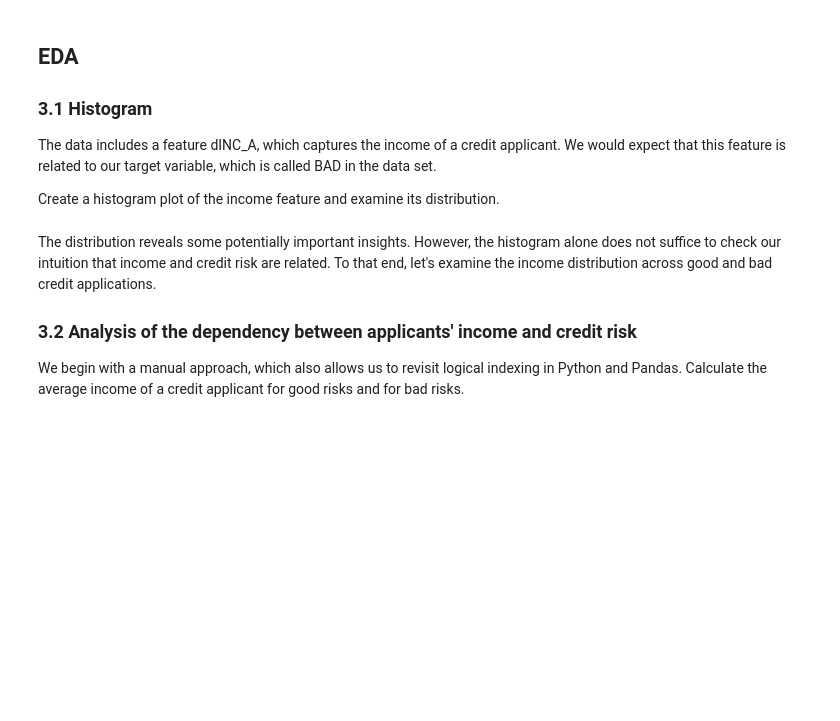
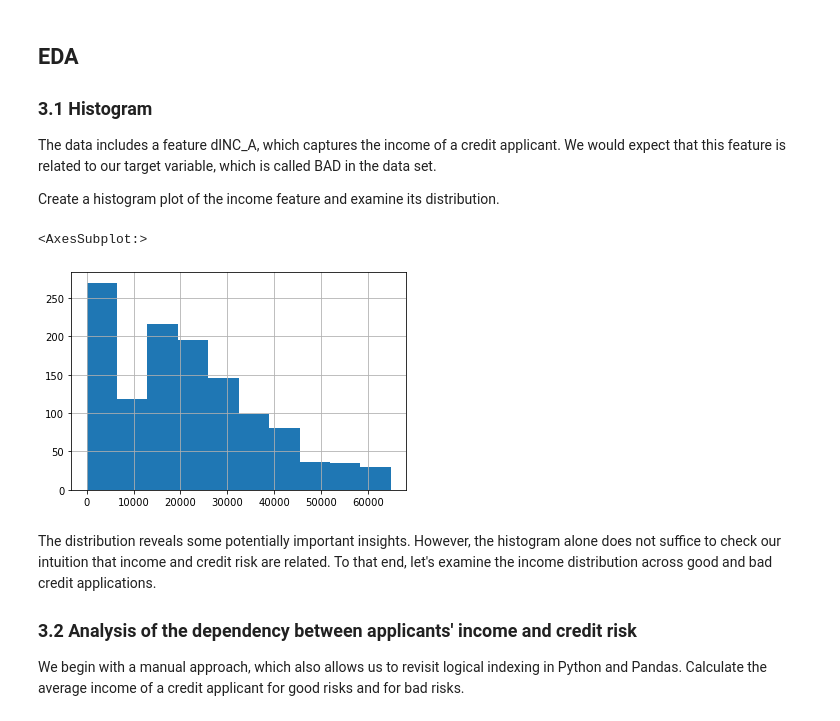
Before and after one commit to TaTo0101/bads, a Jupyter notebook: exercises/4_ex_data_prep.ipynb, the cells around one changed output. Drawn from its saved outputs; the diff is of its cells as text; code cells hidden in the pictures; blank space fills up the shorter version.

```diff
--- a/exercises/4_ex_data_prep.ipynb
+++ b/exercises/4_ex_data_prep.ipynb
@@ -9,5 +12,7 @@ The data set for this tutorial comes from the classic Book Credit Scoring and it
 # %%
 # Load the data (either from disk or directly from the web)
+url = 'https://raw.githubusercontent.com/Humboldt-WI/bads/master/data/loan_data.csv'
+data = pd.read_csv(url, sep = ";")
 # %% [markdown]
 By now, you have run through the process of getting a first idea about a new data set many times. You have seen examples in previous tutorials and have written your own codes in, e.g., the third exercise on predictive analytics. Nonetheless, draw once more on your experience and take a quick look into the data.
 # %%
@@ -19,0 +43,10 @@ You can tell from the data dictionary that the loan data includes numeric and ca
+# %%
+# Conversion of data types where needed
+filter_num = ["YOB", "nKIDS", "nDEP"]
+filter_bool = ["PHON", "BAD"]
+filter_cat = ["EMPS_A", "RES"]
+
+data[filter_num] = data[filter_num].astype("int64")
+data[filter_bool] = data[filter_bool].astype("bool")
+data[filter_cat] = data[filter_cat].astype("category")
+data.info()
@@ -28,3 +77,11 @@ Create a histogram plot of the income feature and examine its distribution.
+# %%
+# Histogram of dINC_A
+import seaborn as sns
+#sns.distplot(data["dINC_A"])
+data["dINC_A"].hist()
+# %% [output]
+<AxesSubplot:>
+[figure, added]
 # %% [markdown]
 The distribution reveals some potentially important insights. However, the histogram alone does not suffice to check our intuition that income and credit risk are related. To that end, let's examine the income distribution across good and bad credit applications.
 
```
Also changed, not shown: parts of 15 cells of this notebook, 13 other files.
